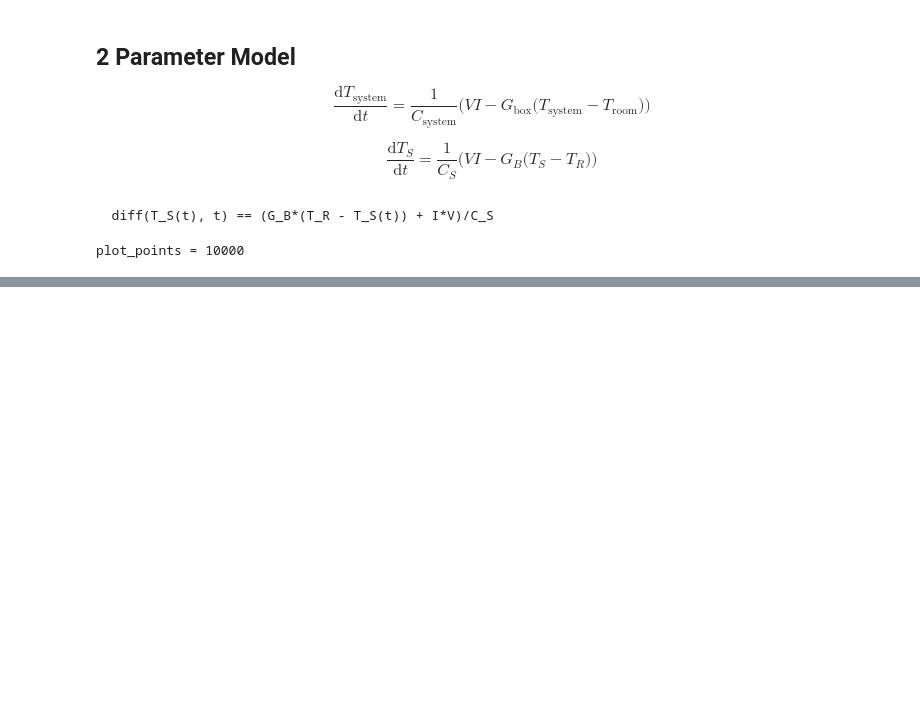
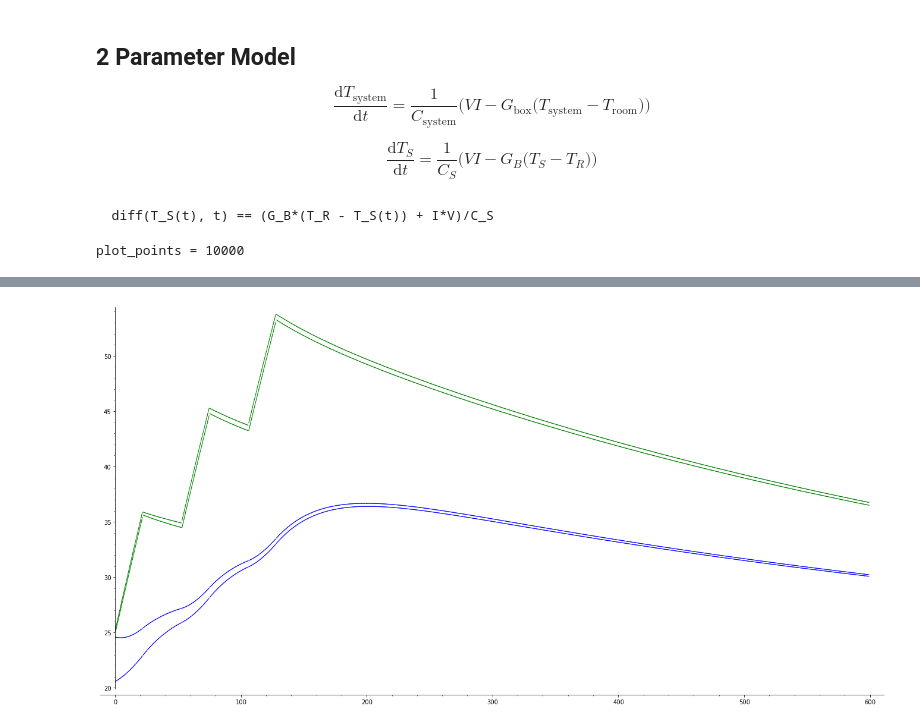
Before and after one commit to twright/example_digital-twin_incubator, a Jupyter notebook: software/notebooks/Self-Adaptation Test.ipynb, the cells around one changed output, grey strips where cells are left out. Cells and saved outputs as stored; diff of their text form; code cells hidden in the pictures; blank space fills up the shorter version.

Commit message:
First work towards self-adaptation test using verified plant simulator.

```diff
--- a/software/notebooks/Self-Adaptation Test.ipynb
+++ b/software/notebooks/Self-Adaptation Test.ipynb
@@ -75,0 +222,6 @@ p.matplotlib()
+# %%
+import numpy as np
+
+timepoints = [0.0, 22.0, 53.0, 75.0, 106.0, 128.0, 600]
+heater_on =  [True, False, True, False, True, False, False]
+room_temp = [21.25, 21.25, 21.25, 21.25, 21.25, 21.25, False]
@@ -75,0 +230,12 @@ p.matplotlib()
+# %%
+res, model = VerifiedPlantSimulator4Params().run_simulation(
+    timepoints,
+    RIF('[20.5935,24.5935]'),
+    RIF('25'),
+    room_temp,
+    heater_on,
+    68.20829072,
+    0.73572788,
+    243.45802367,
+    0.87095429,
+)
@@ -75,0 +277,3 @@ p.matplotlib()
+# %%
+def reaches(gen):
+    return (x for x in gen if isinstance(x, lbuc.Reach))
@@ -75,0 +282,9 @@ p.matplotlib()
+# %%
+sum(
+    (  r.sage_tube_plot('t', 'T_A', step=0.5, straight=True, joins=False, color='blue')
+     + r.sage_tube_plot('t', 'T_H', step=0.5, straight=True, joins=False, color='green')
+     for r in reaches(res)),
+    sg.Graphics()
+).matplotlib()
+# %% [output]
+[figure, added]
```
Also changed, not shown: parts of 15 cells of this notebook, 1 other file.
